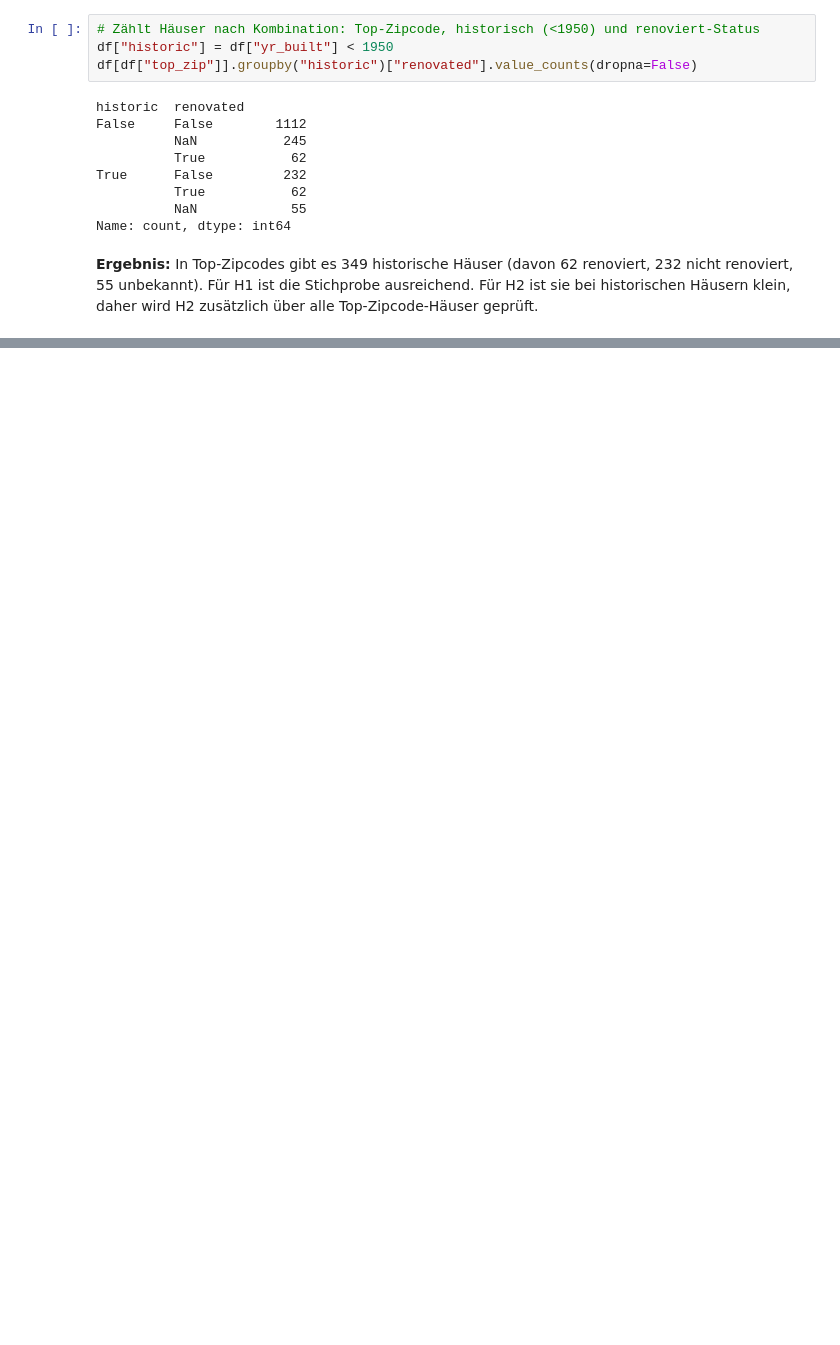
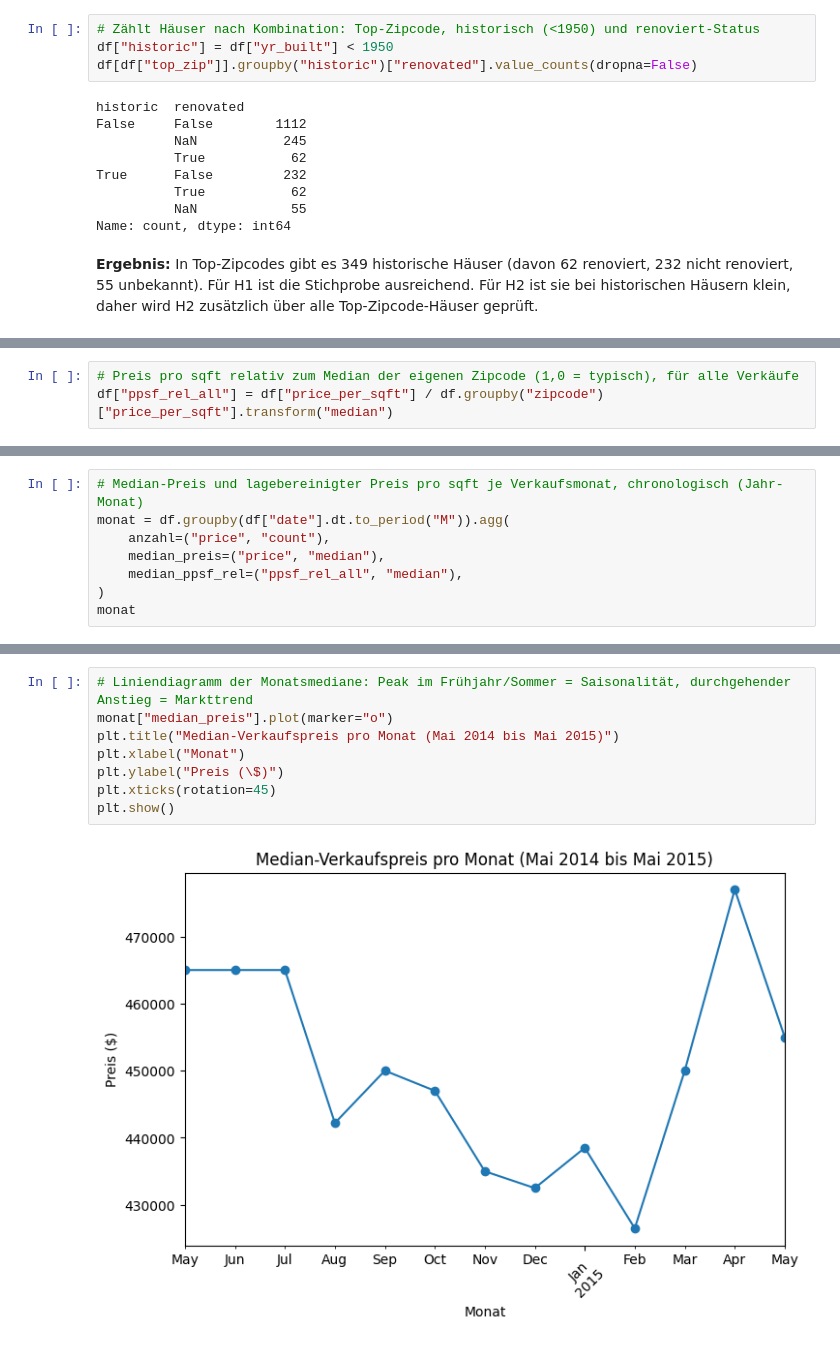
Before and after one commit to andreasfmuel-de/EDA---Project-, a Jupyter notebook: 04_eda.ipynb, the cells around one changed output, grey strips where cells are left out. Saved outputs shown, nothing was run; the diff lists cells and outputs as text; blank space fills up the shorter version.

```diff
--- a/04_eda.ipynb
+++ b/04_eda.ipynb
@@ -251,0 +447,3 @@ Für H2 ist sie bei historischen Häusern klein, daher wird H2 zusätzlich über
+# %%
+# Preis pro sqft relativ zum Median der eigenen Zipcode (1,0 = typisch), für alle Verkäufe
+df["ppsf_rel_all"] = df["price_per_sqft"] / df.groupby("zipcode")["price_per_sqft"].transform("median")
@@ -251,0 +463,8 @@ Für H2 ist sie bei historischen Häusern klein, daher wird H2 zusätzlich über
+# %%
+# Median-Preis und lagebereinigter Preis pro sqft je Verkaufsmonat, chronologisch (Jahr-Monat)
+monat = df.groupby(df["date"].dt.to_period("M")).agg(
+    anzahl=("price", "count"),
+    median_preis=("price", "median"),
+    median_ppsf_rel=("ppsf_rel_all", "median"),
+)
+monat
@@ -251,0 +487,10 @@ Für H2 ist sie bei historischen Häusern klein, daher wird H2 zusätzlich über
+# %%
+# Liniendiagramm der Monatsmediane: Peak im Frühjahr/Sommer = Saisonalität, durchgehender Anstieg = Markttrend
+monat["median_preis"].plot(marker="o")
+plt.title("Median-Verkaufspreis pro Monat (Mai 2014 bis Mai 2015)")
+plt.xlabel("Monat")
+plt.ylabel("Preis (\$)")
+plt.xticks(rotation=45)
+plt.show()
+# %% [output]
+[figure, added]
```
Also changed, not shown: parts of 49 cells of this notebook, 12 other files.
